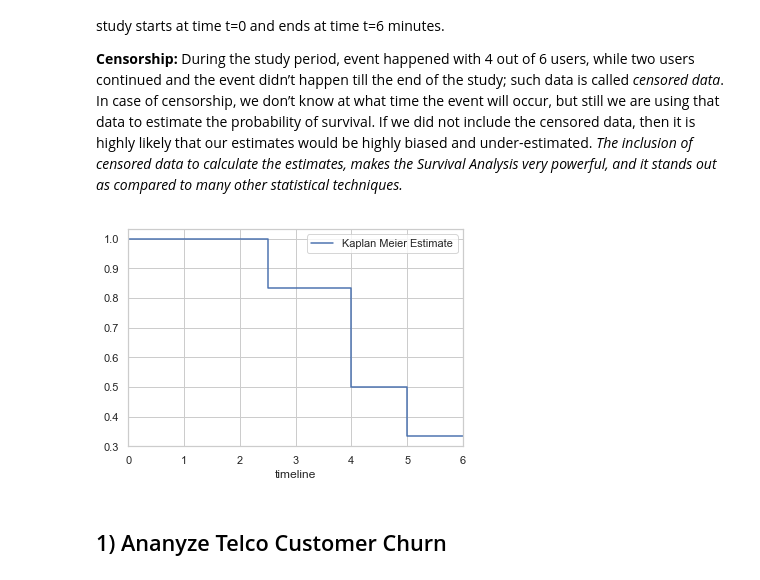
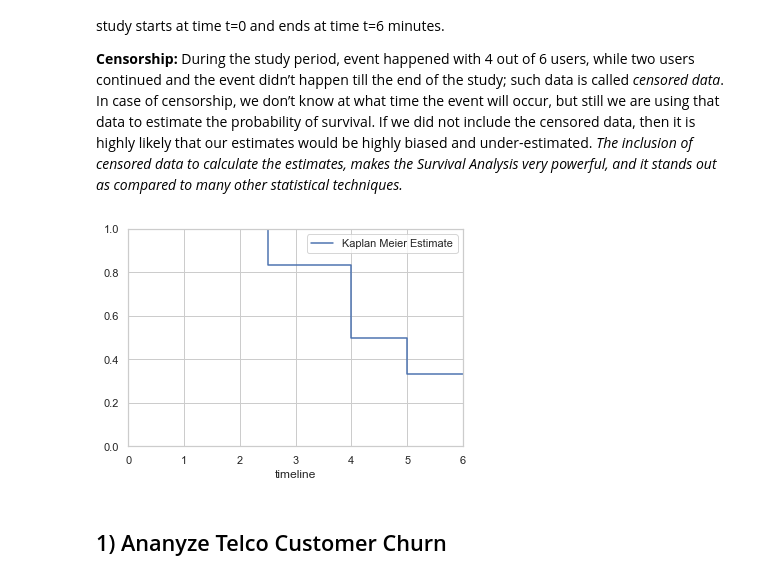
Before and after one commit to rbuerki/projects-ml, a Jupyter notebook: survival_analysis_lifelines/1-cohort_survival_curves_KaplanMeier.ipynb, the cells around one changed output. Cells and saved outputs as stored; diff of their text form; code cells hidden in the pictures.

```diff
--- a/survival_analysis_lifelines/1-cohort_survival_curves_KaplanMeier.ipynb
+++ b/survival_analysis_lifelines/1-cohort_survival_curves_KaplanMeier.ipynb
@@ -82,16 +82,16 @@ The example below shows the data of 6 users of a website. Thy visit the website
 # %%
 # Create example data
 durations = [5,6,6,2.5,4,4]
 event_observed = [1, 0, 0, 1, 1, 1]
 
 # Create and fit a kmf object
 kmf = KaplanMeierFitter()
 kmf.fit(durations, event_observed,label='Kaplan Meier Estimate')
 
 ## Create an estimate
-kmf.plot(ci_show=False);  # ci_show is meant for confidence interval, our data set is too tiny
+kmf.plot(ci_show=False, ylim=(0,1));  # ci_show is meant for confidence interval, our data set is too tiny
 # %% [output]
-[figure, old version]
+[figure, new version]
 # %% [markdown]
 ## 1) Ananyze Telco Customer Churn
 # %%
```
Also changed, not shown: parts of 5 cells of this notebook.
